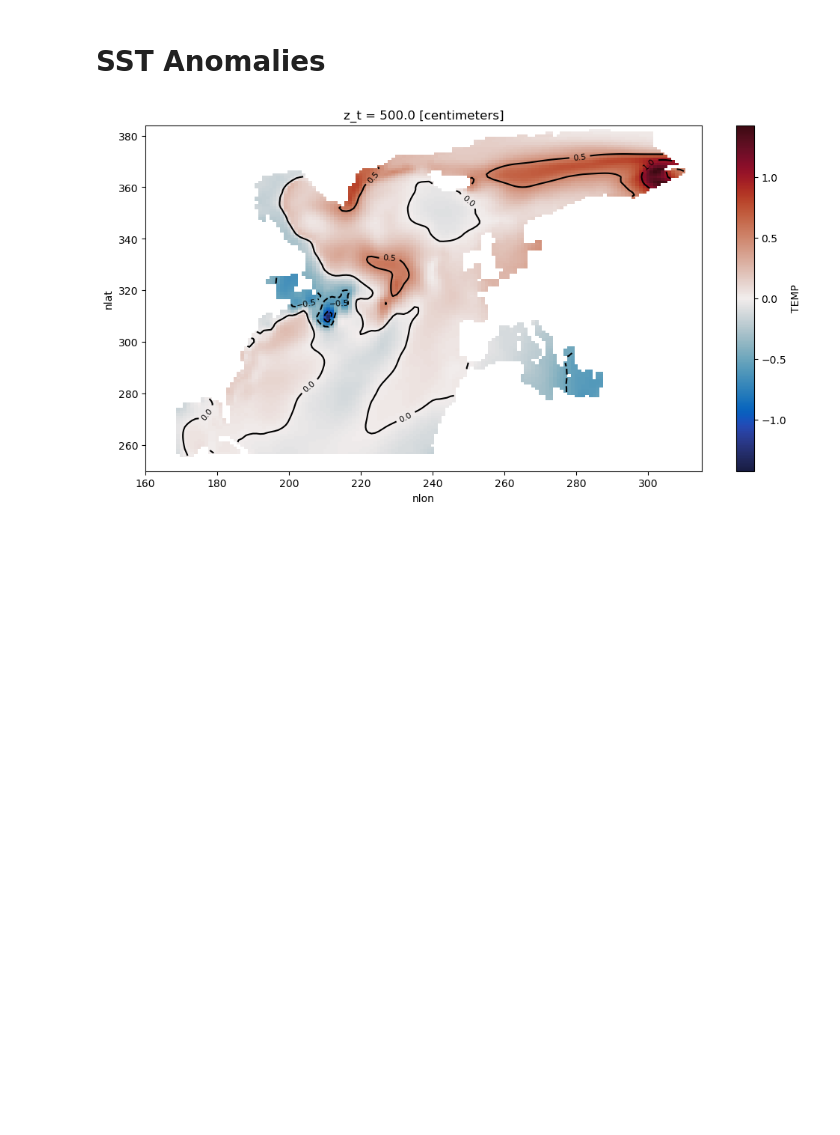
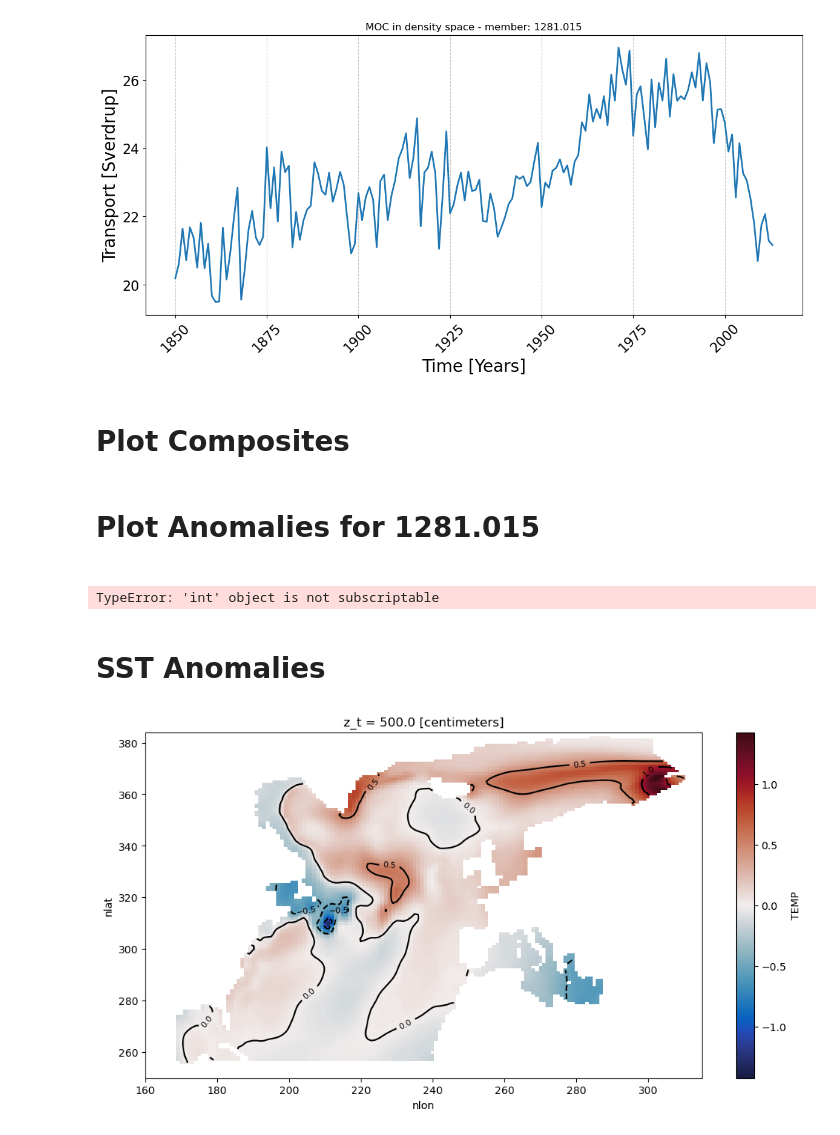
Before and after one commit to inagler/current, a Jupyter notebook: Figures_poster-Dec23.ipynb, the cells around one changed output. Drawn from its saved outputs; the diff is of its cells as text; code cells hidden in the pictures; blank space fills up the shorter version.

```diff
--- a/Figures_poster-Dec23.ipynb
+++ b/Figures_poster-Dec23.ipynb
@@ -42,8 +133,49 @@ OMP: Info #276: omp_set_nested routine deprecated, please use omp_set_max_active
+# %%
+raw_files = glob.glob(os.path.expanduser('~/phase1_CONDA/')+'timeseries/*time_series.npy')
+hist_end = (2014-1850)*12
+time_annual = np.arange(1850,1850+(hist_end/12))
+
+signals = np.load(raw_files[7])
+signal = signals[:,member_numbers[-3]]
+# %%
+signal = signal[:hist_end]
+
+# Calculate the annual means by averaging the values in each row
+reshaped_data = signal.reshape(-1, 12)
+annual_mean = np.mean(reshaped_data, axis=1)
+# %%
+plt.figure(figsize=(14, 6))
+plt.plot(time_annual, annual_mean, linewidth=2)
+plt.ylabel('Transport [Sverdrup]', fontsize=20)
+plt.xlabel('Time [Years]', fontsize=20)
+plt.title('MOC in density space - member: '+member_names[-3][:-3])
+plt.xticks(fontsize=16, rotation=45)
+plt.yticks(fontsize=16)
+plt.locator_params(axis='x', nbins=8)
+plt.locator_params(axis='y', nbins=5)
+plt.grid(axis='x', linestyle='--', alpha=0.7)
+
+#plt.show()
+plt.savefig(os.path.expanduser('~/phase1_CONDA/results/')+'dens_MOC_'+member_names[-3][:-3]+'.png', bbox_inches='tight', dpi=300)
+# %% [output]
+[figure, added]
+# %% [markdown]
+# Plot Composites
+# %% [markdown]
+#
+#
+# Plot Anomalies for 1281.015
+#
+#
 # %%
 member = 'vvel_1281.015.nc'
 csv_file = 'events_dens_spg.csv'
 member_number = find_corresponding_number(member)
 #event = get_value_for_index(csv_file, member_number)
+# %%
+member_number[-3]
+# %% [output]
+TypeError: 'int' object is not subscriptable
 # %%
 # Set parameters
 event = 107*12
```
Also changed, not shown: parts of 8 cells of this notebook, 3 other files.
